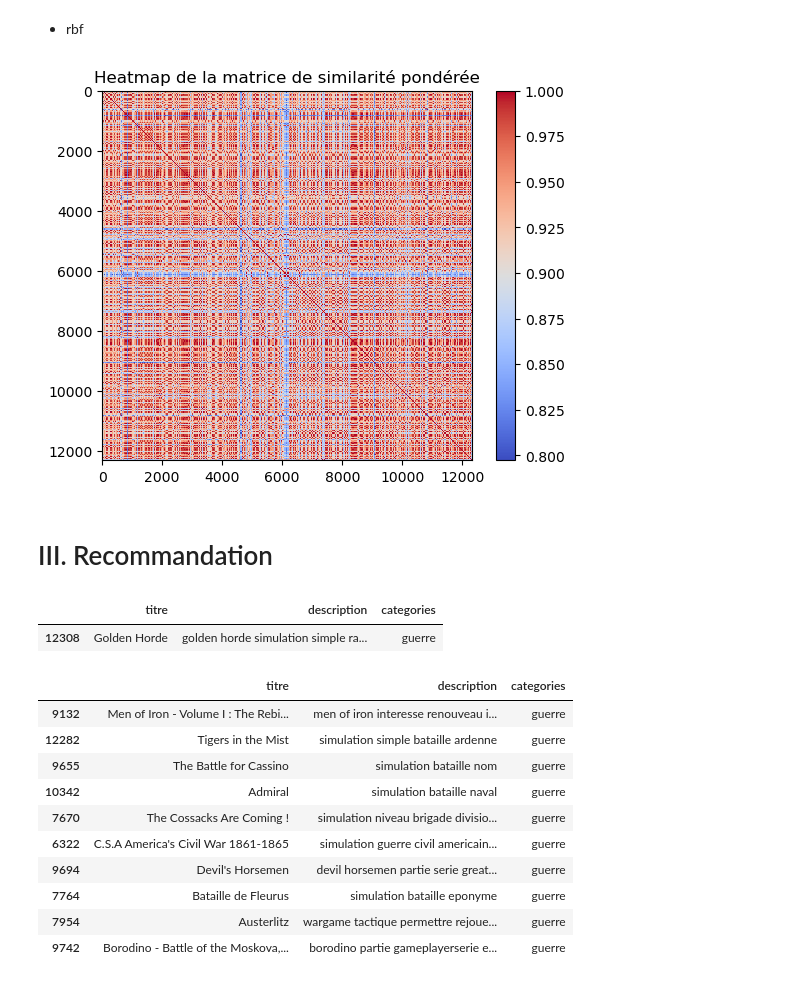
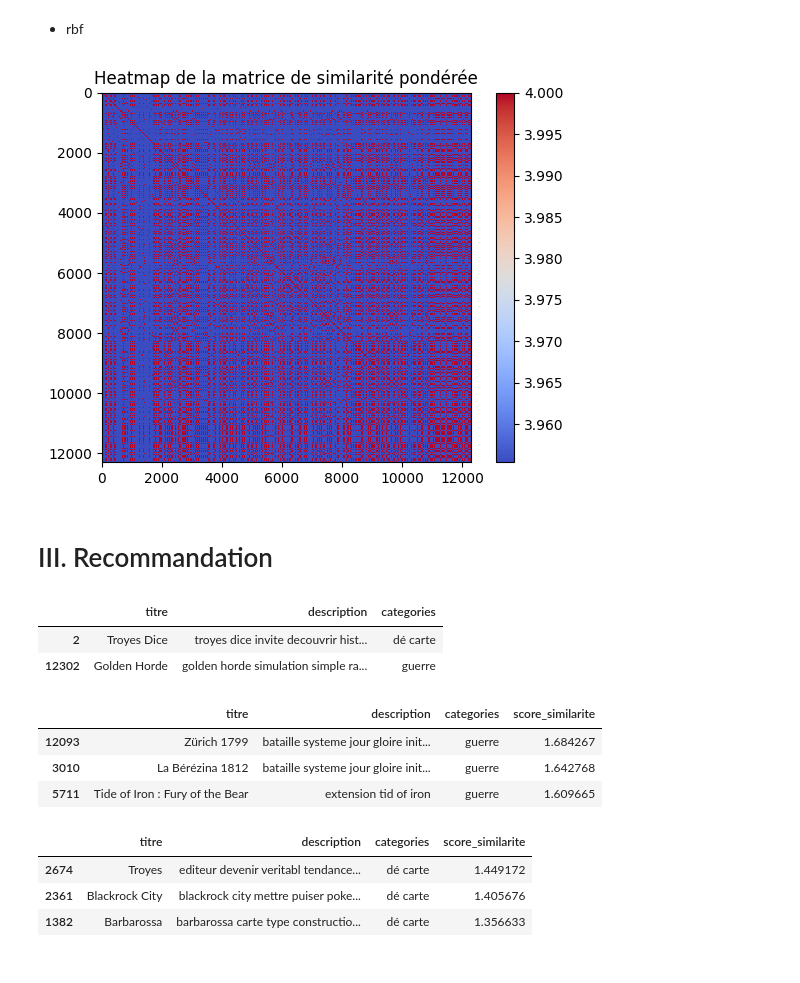
Before and after one commit to Amayas29/review-analysis, a Jupyter notebook: src/7_content_based.ipynb, the cells around one changed output. Drawn from its saved outputs; the diff is of its cells as text; code cells hidden in the pictures.

```diff
--- a/src/7_content_based.ipynb
+++ b/src/7_content_based.ipynb
@@ -56,3 +52,6 @@ col_weights = {"'description'": 0.4,
+# %%
+col_weights = {"'description'": 3,
+            "'categories'":1}
 # %% [markdown]
 - Avec cosine :
 # %%
@@ -97,36 +100,40 @@ plt.title('Heatmap de la matrice de similarité pondérée')
 plt.colorbar()
 plt.show()
 # %% [output]
-[figure, old version]
+[figure, new version]
 # %% [markdown]
 # III. Recommandation
 # %%
-title = "Golden Horde"
+title = ["Golden Horde", "Troyes Dice"]
 # %%
-df_jeux_nona[df_jeux_nona["titre"] == title][['titre', 'description','categories']]
+df_jeux_nona[df_jeux_nona["titre"].isin(title)][['titre', 'description', 'categories']]
 # %% [output]
 |  | titre | description | categories |
-| 12308 | Golden Horde | golden horde simulation simple ra... | guerre |
+| 2 | Troyes Dice | troyes dice invite decouvrir hist... | dé carte |
+| 12302 | Golden Horde | golden horde simulation simple ra... | guerre |
 # %%
 def basic_recommand_games(matrix, df, title, nb_games=10):
     idx = df[df['titre'] == title].index[0]
 
     sim_scores = list(enumerate(matrix[idx]))
     sim_scores = sorted(sim_scores, key=lambda x: x[1], reverse=True)
-    sim_scores = [i[0] for i in sim_scores if i[0] != idx][:nb_games]
+    sim_scores = [(i[0], i[1]) for i in sim_scores if i[0] != idx][:nb_games]
 
-    return df.iloc[sim_scores][['titre', 'description','categories']]
+    df_recommanded = df.iloc[[i[0] for i in sim_scores]][['titre', 'description','categories']]
+    df_recommanded['score_similarite'] = [i[1] for i in sim_scores]
+
+    return df_recommanded
+
+basic_recommand_games(cosine_matrix, df_jeux_nona, title[0]).head(3)
+# %% [output]
+|  | titre | description | categories | score_similarite |
+| 12093 | Zürich 1799 | bataille systeme jour gloire init... | guerre | 1.684267 |
+| 3010 | La Bérézina 1812 | bataille systeme jour gloire init... | guerre | 1.642768 |
+| 5711 | Tide of Iron : Fury of the Bear | extension tid of iron | guerre | 1.609665 |
 # %%
-basic_recommand_games(cosine_matrix, df_jeux_nona, title)
+basic_recommand_games(linear_matrix, df_jeux_nona, title[1]).head(3)
 # %% [output]
-|  | titre | description | categories |
-| 9132 | Men of Iron - Volume I : The Rebi... | men of iron interesse renouveau i... | guerre |
-| 12282 | Tigers in the Mist | simulation simple bataille ardenne | guerre |
-| 9655 | The Battle for Cassino | simulation bataille nom | guerre |
-| 10342 | Admiral | simulation bataille naval | guerre |
-| 7670 | The Cossacks Are Coming ! | simulation niveau brigade divisio... | guerre |
-| 6322 | C.S.A America's Civil War 1861-1865 | simulation guerre civil americain... | guerre |
-| 9694 | Devil's Horsemen | devil horsemen partie serie great... | guerre |
-| 7764 | Bataille de Fleurus | simulation bataille eponyme | guerre |
-| 7954 | Austerlitz | wargame tactique permettre rejoue... | guerre |
-| 9742 | Borodino - Battle of the Moskova,... | borodino partie gameplayerserie e... | guerre |
+|  | titre | description | categories | score_similarite |
+| 2674 | Troyes | editeur devenir veritabl tendance... | dé carte | 1.449172 |
+| 2361 | Blackrock City | blackrock city mettre puiser poke... | dé carte | 1.405676 |
+| 1382 | Barbarossa | barbarossa carte type constructio... | dé carte | 1.356633 |
```
Also changed, not shown: parts of 39 cells of this notebook, 7 other files.
